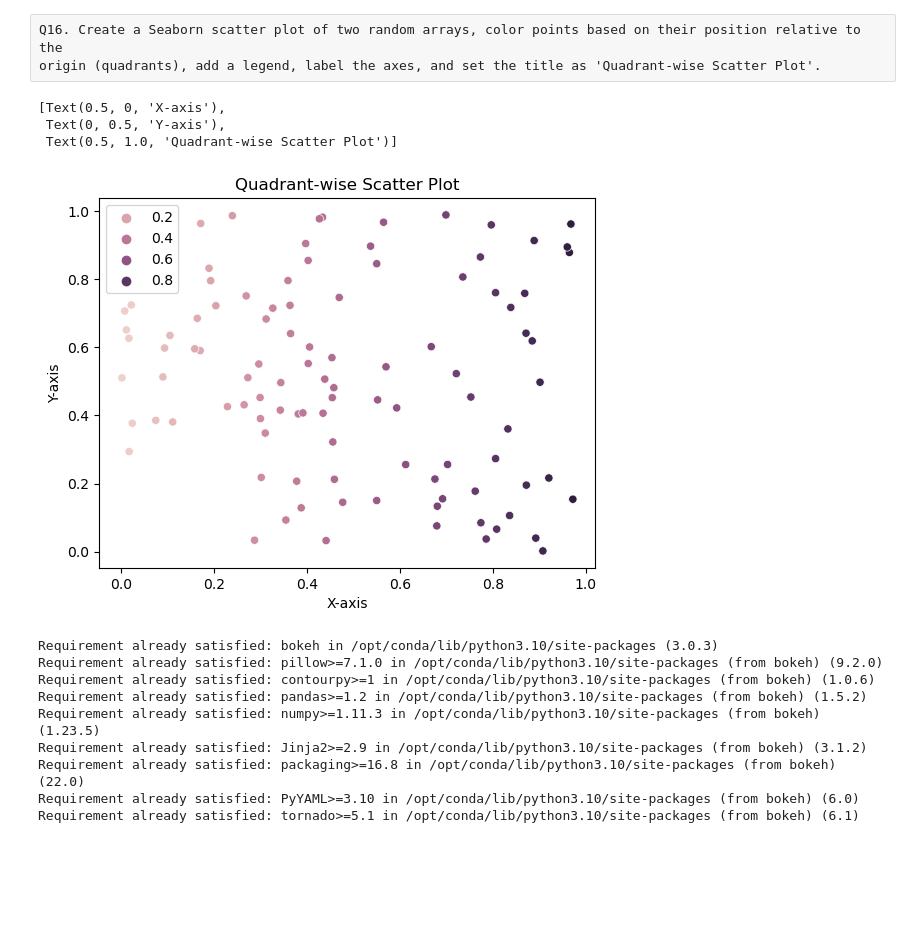
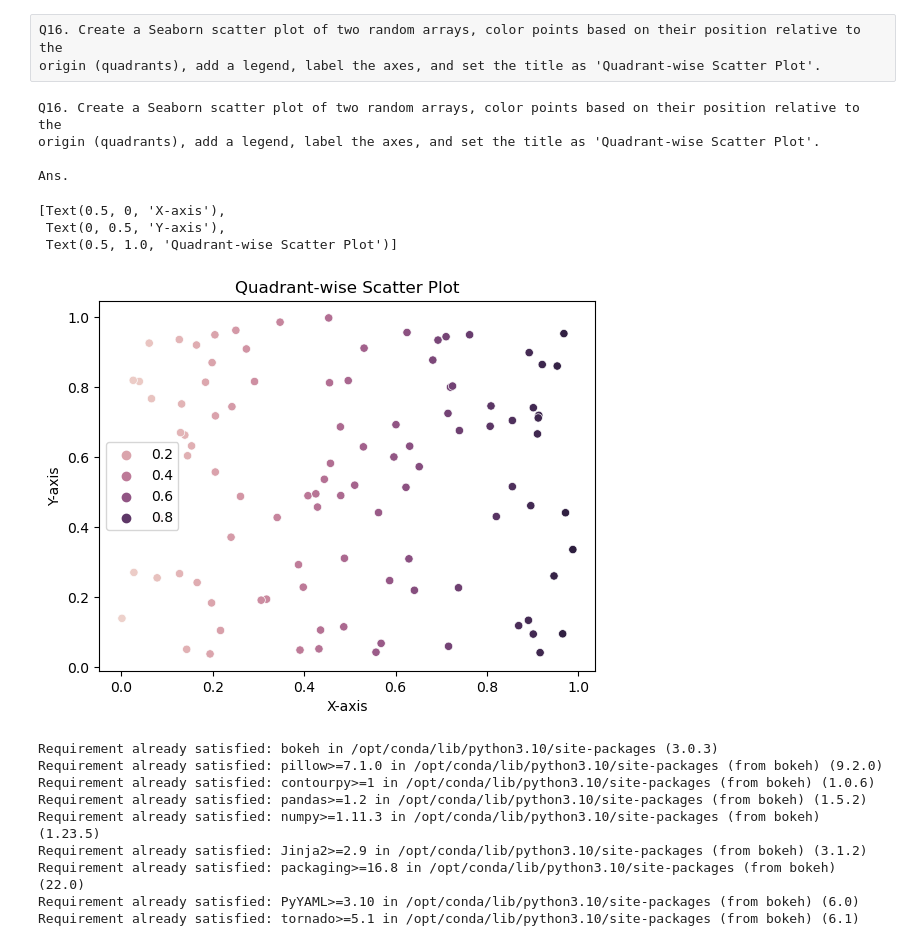
Before and after one commit to jyothinalam/FSDSPro-Assignments, a Jupyter notebook: Python_DataToolkit/Data_Toolkit_25thMay_Assignment.ipynb, the cells around one changed output. Saved outputs shown, nothing was run; the diff lists cells and outputs as text; code cells hidden in the pictures; blank space fills up the shorter version.

```diff
--- a/Python_DataToolkit/Data_Toolkit_25thMay_Assignment.ipynb
+++ b/Python_DataToolkit/Data_Toolkit_25thMay_Assignment.ipynb
@@ -483,18 +613,25 @@ plt.show()
 Q16. Create a Seaborn scatter plot of two random arrays, color points based on their position relative to the
 origin (quadrants), add a legend, label the axes, and set the title as 'Quadrant-wise Scatter Plot'.
 # %%
+print('''Q16. Create a Seaborn scatter plot of two random arrays, color points based on their position relative to the
+origin (quadrants), add a legend, label the axes, and set the title as 'Quadrant-wise Scatter Plot'.\n\nAns.''')
+
 import numpy as np
 import seaborn as sns
 
 x = np.random.rand(100)
 y = np.random.rand(100)
 gfg = sns.scatterplot(x=x,y=y, hue=x)
 gfg.set(xlabel ="X-axis", ylabel = "Y-axis", title ='Quadrant-wise Scatter Plot')
 # %% [output]
-[Text(0.5, 0, 'X-axis'),
- Text(0, 0.5, 'Y-axis'),
- Text(0.5, 1.0, 'Quadrant-wise Scatter Plot')]
+Q16. Create a Seaborn scatter plot of two random arrays, color points based on their position relative to the
+origin (quadrants), add a legend, label the axes, and set the title as 'Quadrant-wise Scatter Plot'.
+
+Ans.
+[Text(0.5, 0, 'X-axis'),
+ Text(0, 0.5, 'Y-axis'),
+ Text(0.5, 1.0, 'Quadrant-wise Scatter Plot')]
-[figure, old version]
+[figure, new version]
 # %%
 pip install bokeh
 # %% [output]
```
Also changed, not shown: parts of 36 cells of this notebook.
